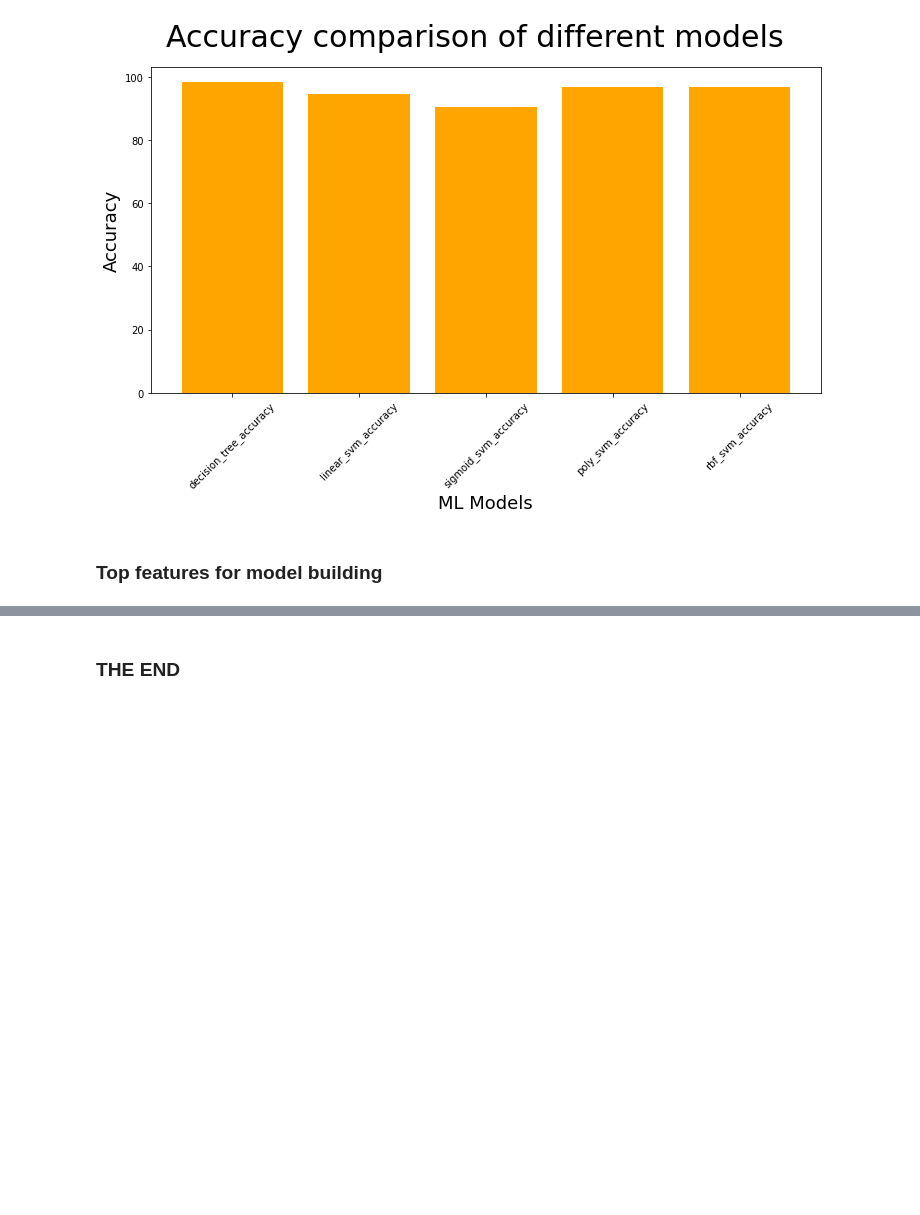
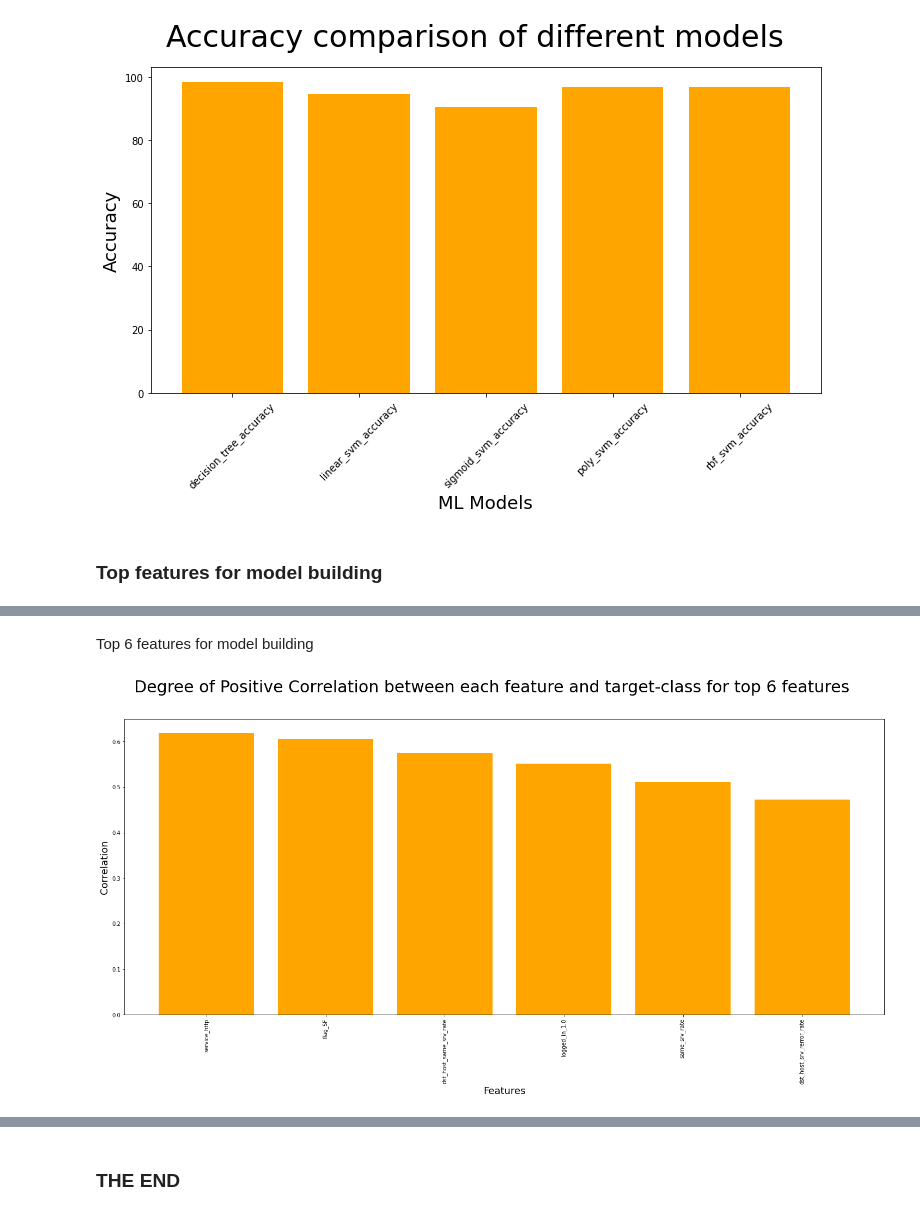
Before and after one commit to umang8496/bits-dse, a Jupyter notebook: ids_assignment_01/signature-detection-classifier.ipynb, the cells around one changed output, grey strips where cells are left out. Drawn from its saved outputs; the diff is of its cells as text; code cells hidden in the pictures; blank space fills up the shorter version.

```diff
--- a/ids_assignment_01/signature-detection-classifier.ipynb
+++ b/ids_assignment_01/signature-detection-classifier.ipynb
@@ -2319,0 +2369,21 @@ plt.show()
+# %% [markdown]
+Top 6 features for model building
+# %%
+top_6_features = ['service_http',
+                   'flag_SF',
+                   'dst_host_same_srv_rate',
+                   'logged_in_1.0',
+                   'same_srv_rate',
+                   'dst_host_srv_rerror_rate']
+
+corr_for_top_6_features = corr_for_top_11_features[0:6]
+
+fig, ax = plt.subplots(figsize=(25,10))
+_ = fig.suptitle('Degree of Positive Correlation between each feature and target-class for top 6 features', fontsize=30)
+plt.bar(top_6_features, corr_for_top_6_features, color='orange')
+plt.xticks(rotation=90)
+plt.ylabel("Correlation", fontsize=18)
+plt.xlabel("Features", fontsize=18)
+plt.show()
+# %% [output]
+[figure, added]
```
Also changed, not shown: parts of 14 cells of this notebook.
